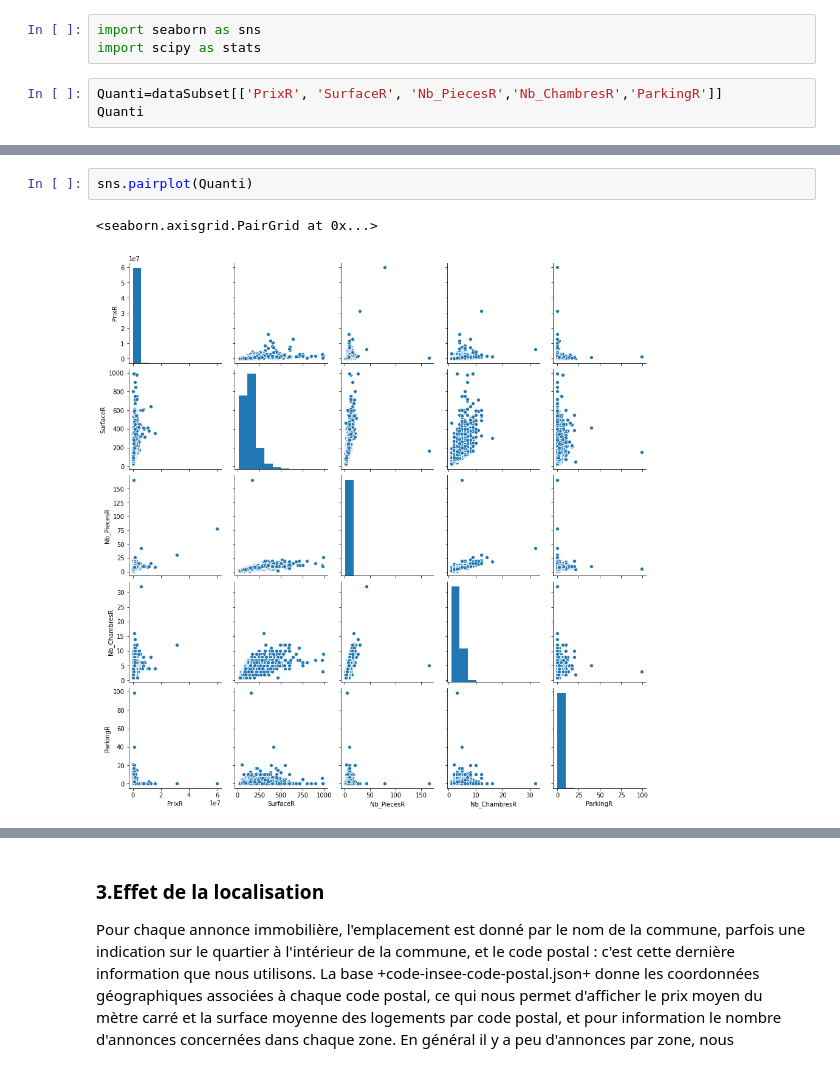
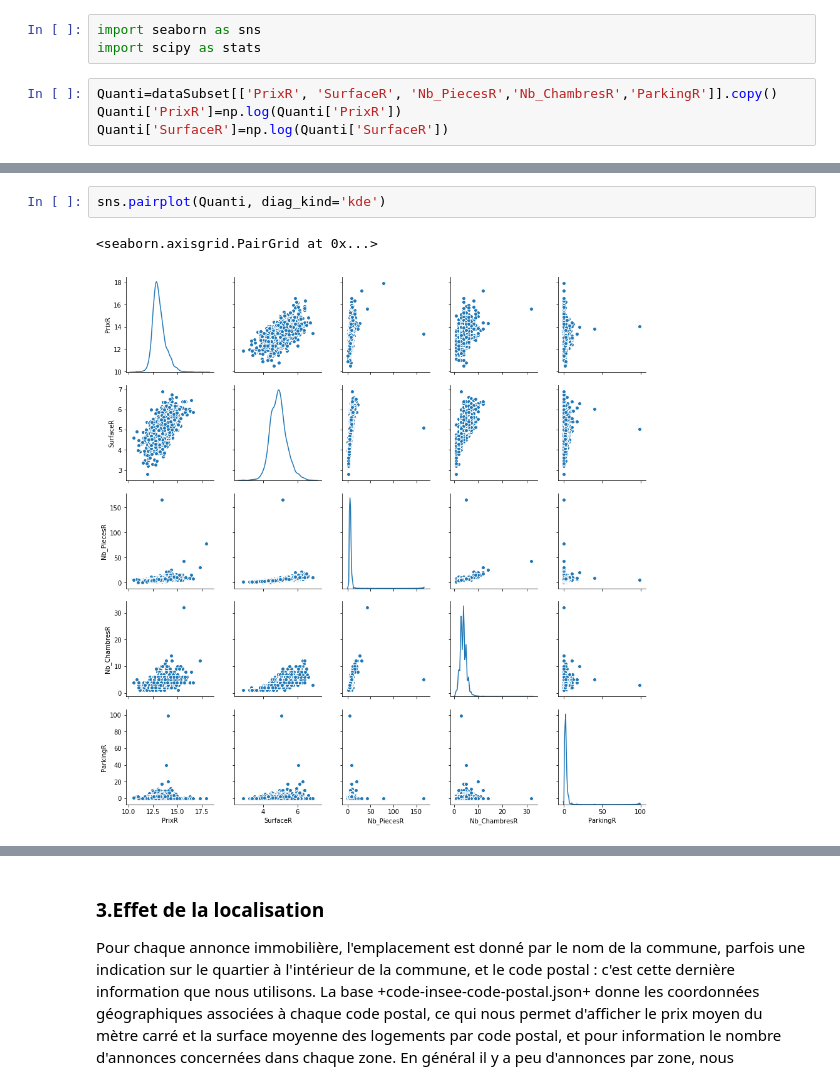
Before and after one commit to Claire-Alais/ProjetPython-Immobilier, a Jupyter notebook: main.ipynb, the cells around one changed output, grey strips where cells are left out. Saved outputs shown, nothing was run; the diff lists cells and outputs as text.

```diff
--- a/main.ipynb
+++ b/main.ipynb
@@ -389,5 +394,6 @@ Name: JardinR, dtype: object
 import seaborn as sns
 import scipy as stats
 # %%
-Quanti=dataSubset[['PrixR', 'SurfaceR', 'Nb_PiecesR','Nb_ChambresR','ParkingR']]
-Quanti
+Quanti=dataSubset[['PrixR', 'SurfaceR', 'Nb_PiecesR','Nb_ChambresR','ParkingR']].copy()
+Quanti['PrixR']=np.log(Quanti['PrixR'])
+Quanti['SurfaceR']=np.log(Quanti['SurfaceR'])
@@ -408,5 +421,5 @@ Quanti
 # %%
-sns.pairplot(Quanti)
+sns.pairplot(Quanti, diag_kind='kde')
 # %% [output]
 <seaborn.axisgrid.PairGrid at 0x...>
-[figure, old version]
+[figure, new version]
```
Also changed, not shown: parts of 8 cells of this notebook.
